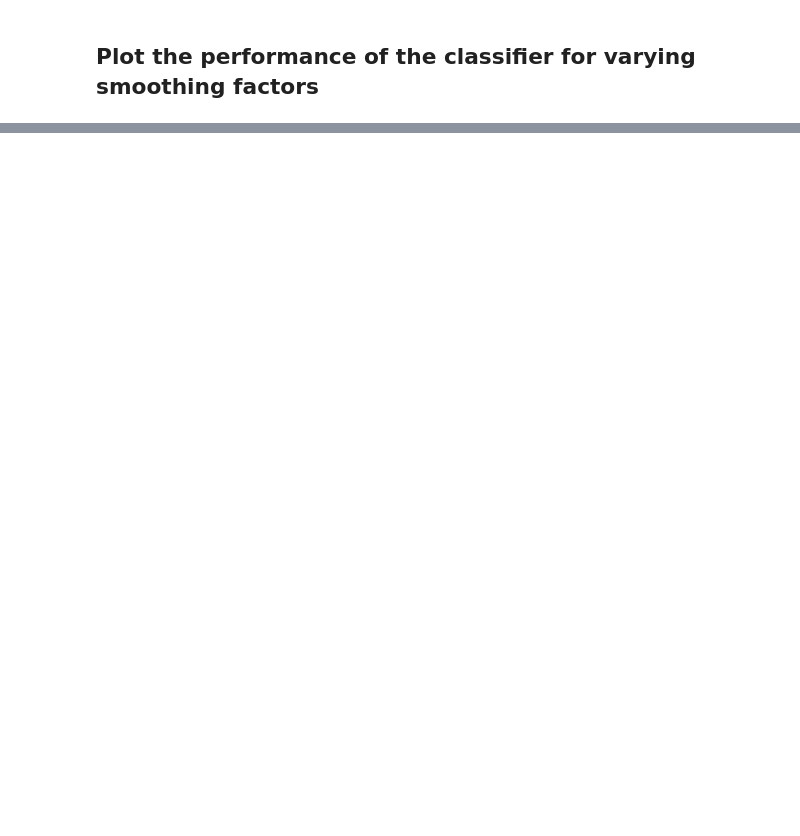
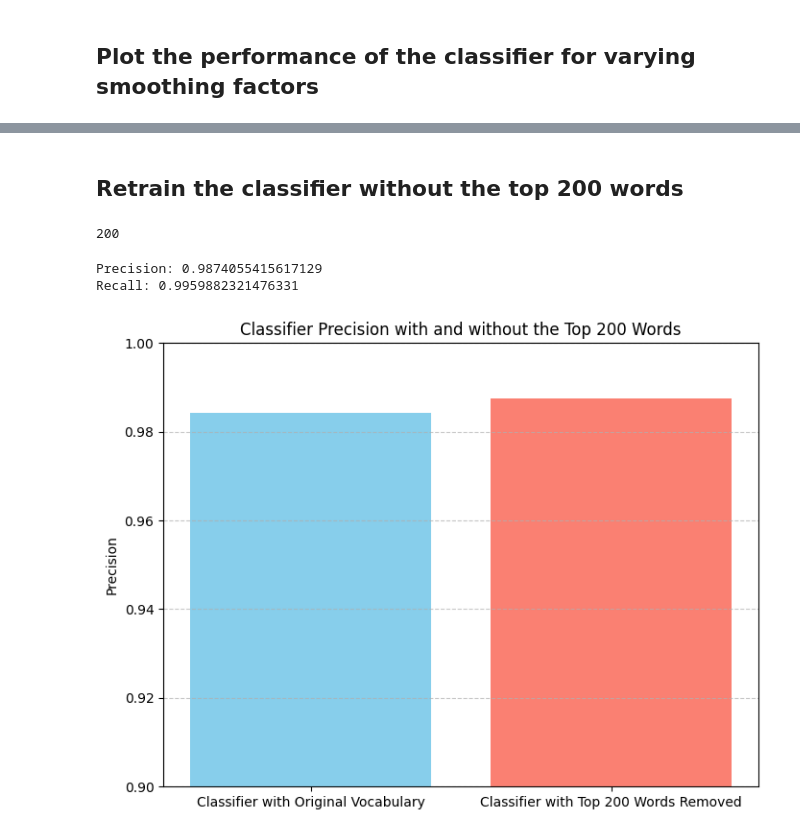
Before and after one commit to lendl-uy/ai201, a Jupyter notebook: programming_hw_2/ai201_pa2_uy_v2.ipynb, the cells around one changed output, grey strips where cells are left out. Cells and saved outputs as stored; diff of their text form; code cells hidden in the pictures; blank space fills up the shorter version.

```diff
--- a/programming_hw_2/ai201_pa2_uy_v2.ipynb
+++ b/programming_hw_2/ai201_pa2_uy_v2.ipynb
@@ -267,7 +280,7 @@ def compute_metrics(y_true, y_pred):
         "recall": recall,
     }
 # %%
-metrics = compute_metrics(y_test, y_pred)
-print(f"Precision: {metrics['precision']}")
-print(f"Recall: {metrics['recall']}")
+initial_metrics = compute_metrics(y_test, y_pred)
+print(f"Precision: {initial_metrics['precision']}")
+print(f"Recall: {initial_metrics['recall']}")
 # %% [output]
@@ -331,0 +428,45 @@ plt.show()
+# %% [markdown]
+## Retrain the classifier without the top 200 words
+# %%
+# Get the top 200 words
+top_200_words = set(word for word, _ in sorted_words[:TOP_N_WORDS])
+
+def remove_top_words(documents, top_words):
+    return [[word for word in doc if word not in top_words] for doc in documents]
+
+# Remove the top 200 words from X_train so that it does not show up in the vocabulary
+X_train_reduced = remove_top_words(X_train, top_200_words)
+# %%
+len(top_200_words)
+# %% [output]
+200
+# %%
+# Re-initialize a standard Naive Bayes classifier with Laplace smoothing
+nbc = NaiveBayesClassifier(smoothing_factor=5e-3)
+
+# Train the classifier
+nbc.fit(X_train_reduced, y_train)
+
+# Predict the labels for the test set
+y_pred = nbc.predict(X_test)
+
+reduced_train_set_metrics = compute_metrics(y_test, y_pred)
+print(f"Precision: {reduced_train_set_metrics['precision']}")
+print(f"Recall: {reduced_train_set_metrics['recall']}")
+# %% [output]
+Precision: 0.9874055415617129
+Recall: 0.9959882321476331
+# %%
+# Visualize comparison of precision with and without the top 200 words
+models = ["Classifier with Original Vocabulary", "Classifier with Top 200 Words Removed"]
+precision_scores = [initial_metrics["precision"], reduced_train_set_metrics["precision"]]
+
+plt.figure(figsize=(8, 6))
+plt.bar(models, precision_scores, color=["skyblue", "salmon"])
+plt.title("Classifier Precision with and without the Top 200 Words")
+plt.ylabel("Precision")
+plt.ylim(0.9, 1)  # Assuming precision values range from 0 to 1
+plt.grid(axis="y", linestyle="--", alpha=0.7)
+plt.show()
+# %% [output]
+[figure, added]
```
Also changed, not shown: parts of 17 cells of this notebook.
